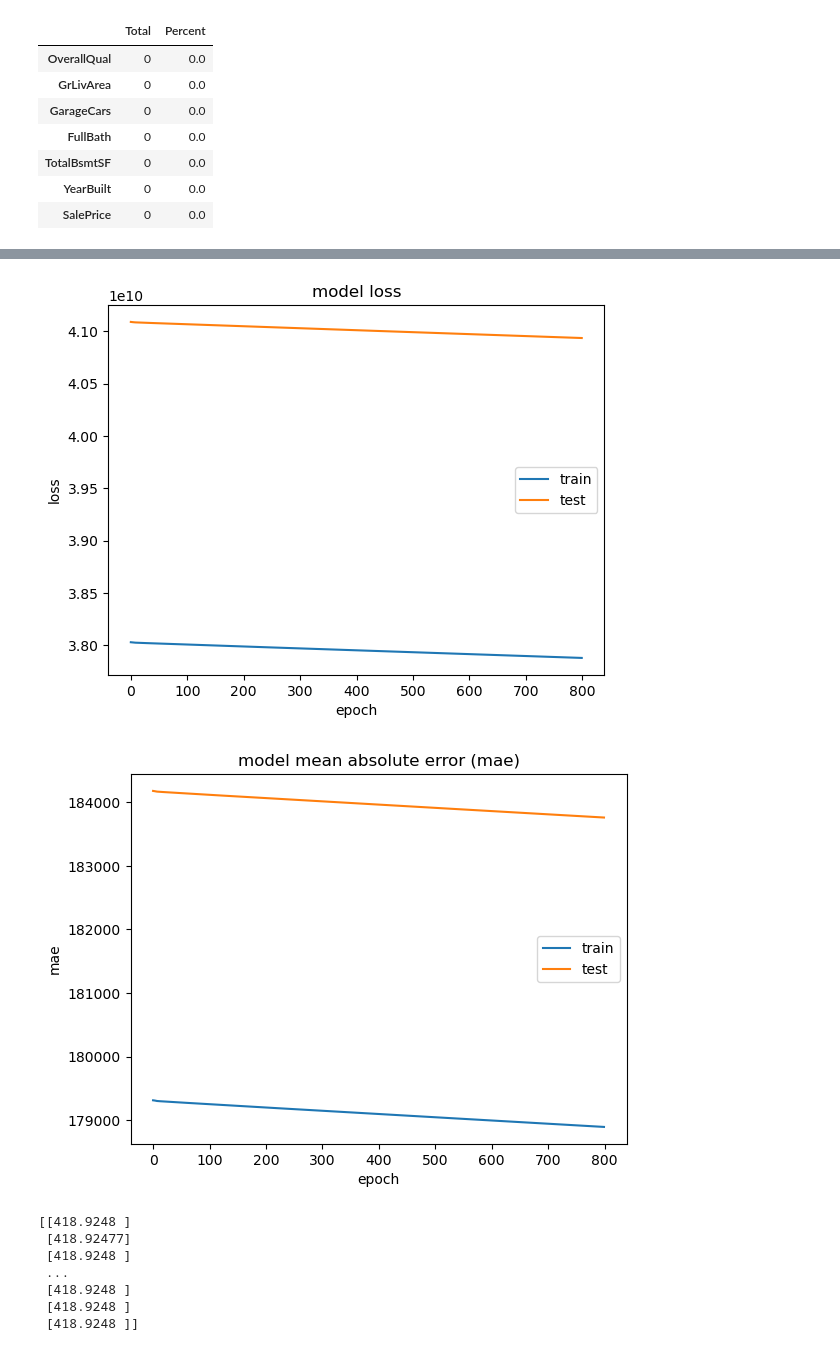
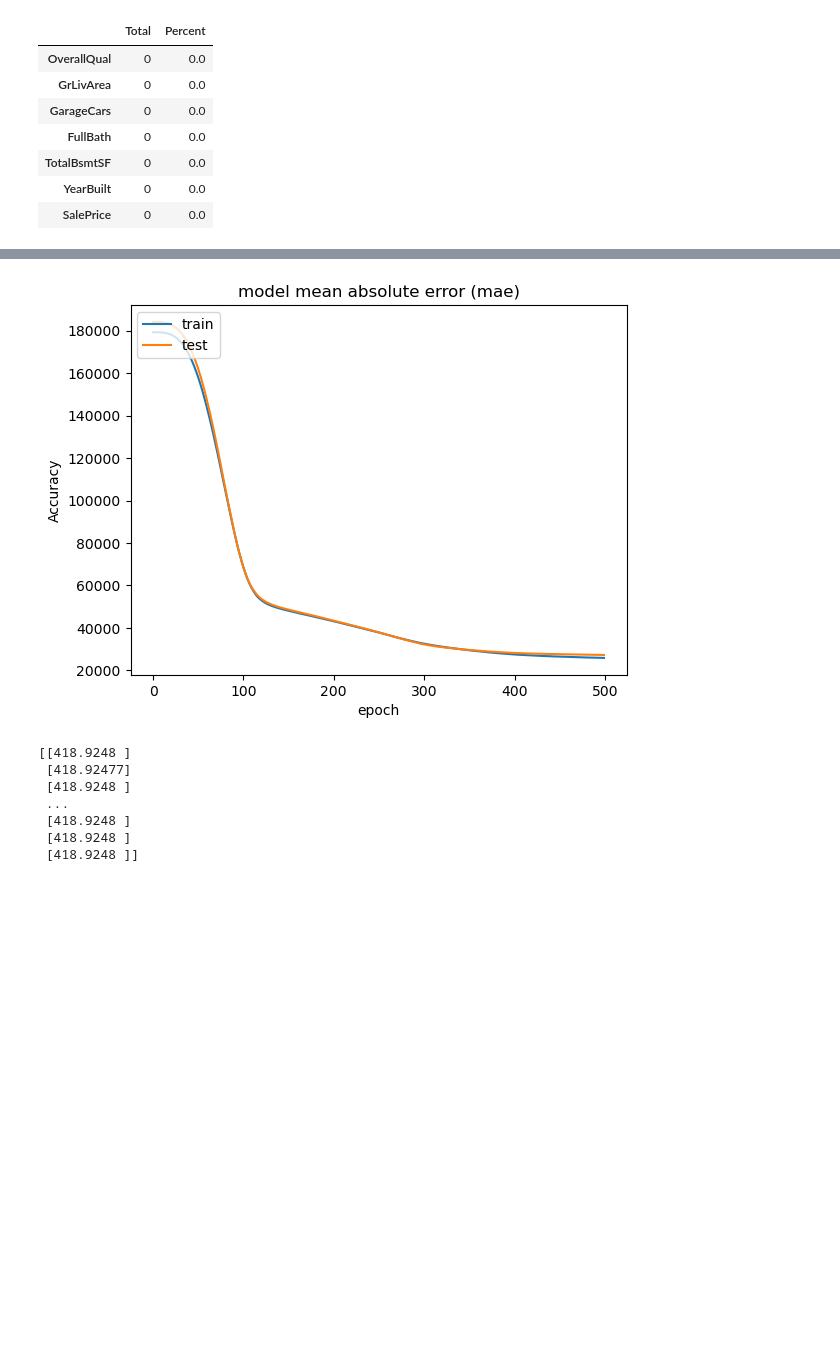
Before and after one commit to SeasonedPork/projectSE411, a Jupyter notebook: AllinOne.ipynb, the cells around one changed output, grey strips where cells are left out. Saved outputs shown, nothing was run; the diff lists cells and outputs as text; code cells hidden in the pictures; blank space fills up the shorter version.

Commit message:
le liner is kinda fit like a snitch

```diff
--- a/AllinOne.ipynb
+++ b/AllinOne.ipynb
@@ -188,11 +188,10 @@ plt.show()
 # %%
 # Create model:
 model = Sequential()
-model.add(Input(shape=(6,)))
+model.add(Input(shape=(5,)))
 model.add(Dense(200, activation='relu'))
 model.add(Dense(200, activation='relu'))
-model.add(Dense(200, activation='sigmoid'))
-model.add(Dense(1, activation='linear'))
+model.add(Dense(1, activation='relu'))
 print(model.summary())
 # %% [output]
 WARNING:tensorflow:Please add `keras.layers.InputLayer` instead of `keras.Input` to Sequential model. `keras.Input` is intended to be used by Functional model.
@@ -216,7 +213,7 @@ None
 # %%
 #set data for train
 scale = StandardScaler()
-X_train = df_train[["OverallQual","GrLivArea","GarageCars","FullBath","TotalBsmtSF","YearBuilt"]]
+X_train = df_train[["OverallQual","GrLivArea","GarageCars","FullBath","YearBuilt"]]
 y = df_train[["SalePrice"]]
 #------------------------------------
 #use stardard Scaler
@@ -282,23 +274,16 @@ Epoch 800/800
 # %%
-# Display loss:
-plt.plot(history.history['loss'])
-plt.plot(history.history['val_loss'])
-plt.title('model loss')
-plt.ylabel('loss')
-plt.xlabel('epoch')
-plt.legend(['train', 'test'])
-plt.show()
+
 # Display metric:
+#bruh pure relu is kinda good... maybe the number is too vast
 plt.plot(history.history['mae'])
 plt.plot(history.history['val_mae'])
 plt.title('model mean absolute error (mae)')
-plt.ylabel('mae')
+plt.ylabel('Accuracy')
 plt.xlabel('epoch')
-plt.legend(['train', 'test'])
+plt.legend(['train', 'test'], loc="upper left")
 plt.show()
 # %% [output]
-[figure, old version]
+[figure, new version]
-[figure, removed]
 # %%
 #note the data have quite a wide range (the said range around 20000 dollars)
 #some explanation in the https://www.kaggle.com/code/hugosjoberg/house-prices-prediction-using-keras
```
Also changed, not shown: parts of 3 cells of this notebook.
